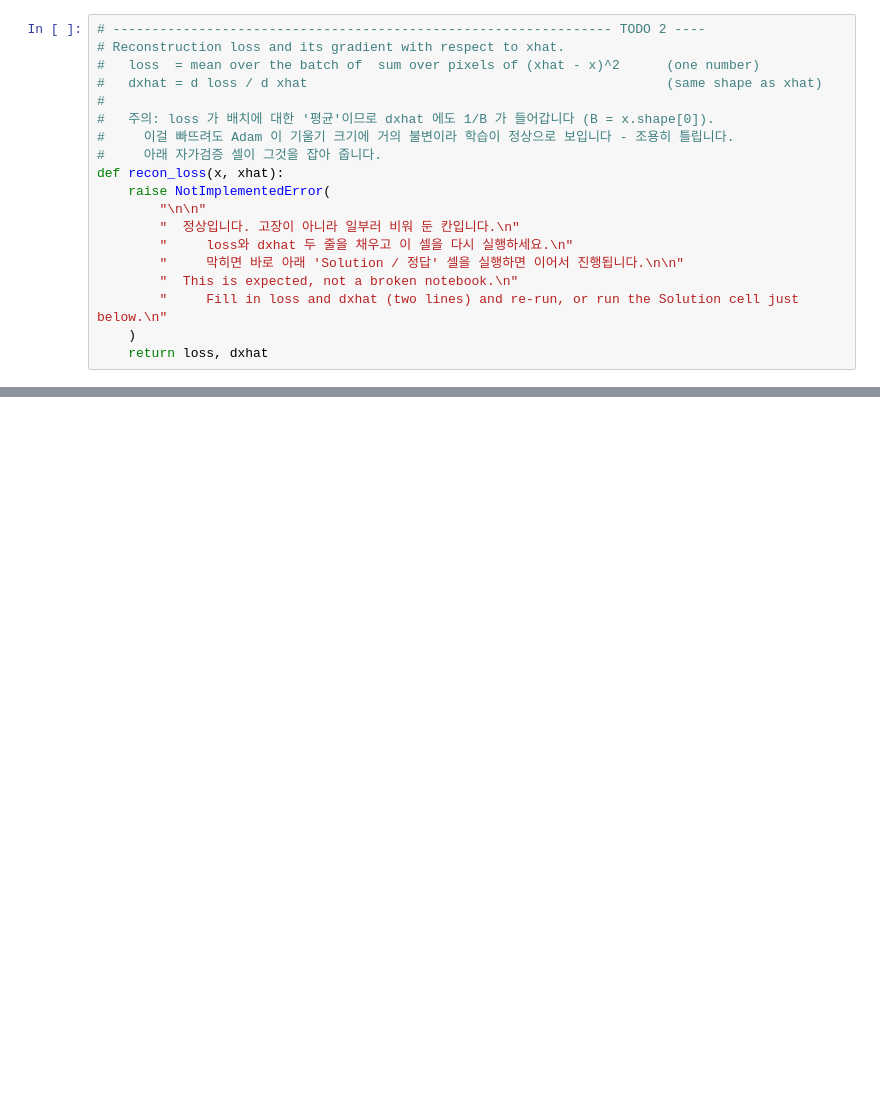
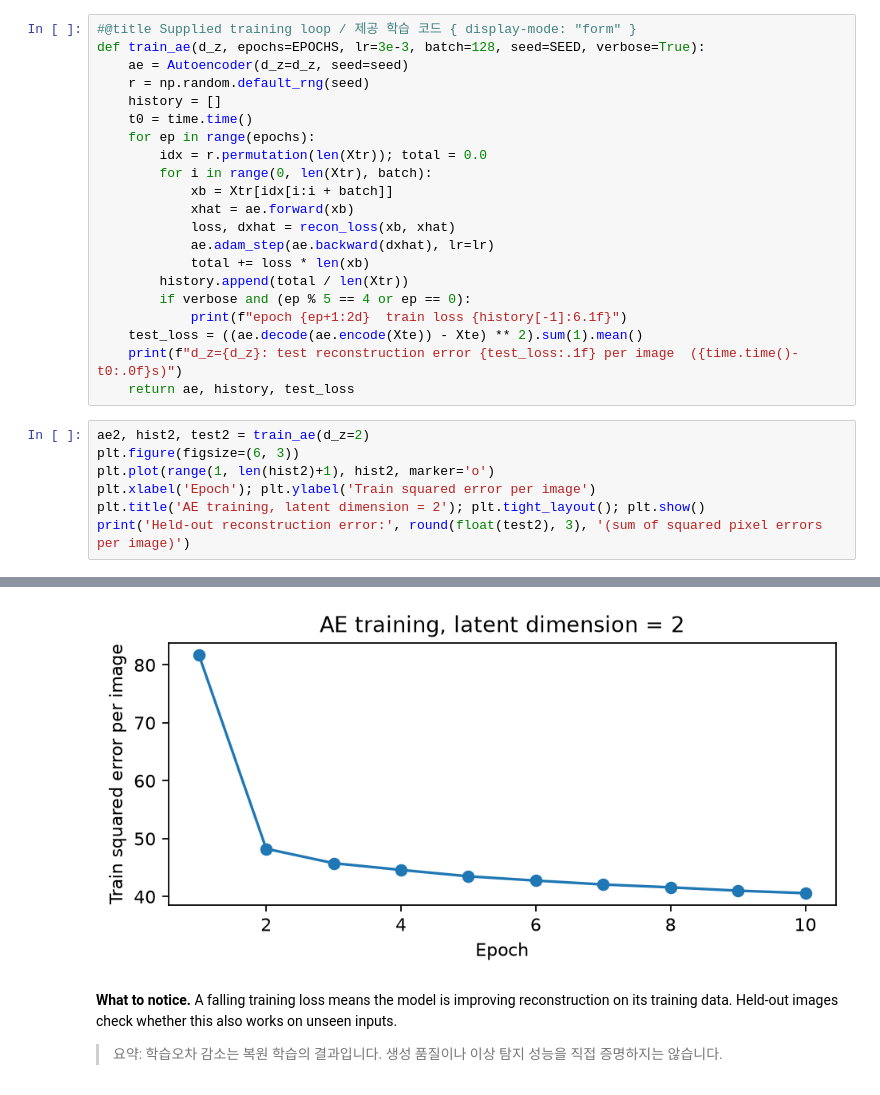
Before and after one commit to jsang-k/jnu-dgm-2026-2, a Jupyter notebook: W02_kl_and_autoencoder.ipynb, the cells around one changed output, grey strips where cells are left out. Cells and saved outputs as stored; diff of their text form; blank space fills up the shorter version.

```diff
--- a/W02_kl_and_autoencoder.ipynb
+++ b/W02_kl_and_autoencoder.ipynb
@@ -199,19 +113,29 @@ class Autoencoder:
-# %%
-# ---------------------------------------------------------------- TODO 2 ----
-# Reconstruction loss and its gradient with respect to xhat.
-#   loss  = mean over the batch of  sum over pixels of (xhat - x)^2      (one number)
-#   dxhat = d loss / d xhat                                              (same shape as xhat)
-#
-#   주의: loss 가 배치에 대한 '평균'이므로 dxhat 에도 1/B 가 들어갑니다 (B = x.shape[0]).
-#     이걸 빠뜨려도 Adam 이 기울기 크기에 거의 불변이라 학습이 정상으로 보입니다 - 조용히 틀립니다.
-#     아래 자가검증 셀이 그것을 잡아 줍니다.
-def recon_loss(x, xhat):
-    raise NotImplementedError(
-        "\n\n"
-        "  정상입니다. 고장이 아니라 일부러 비워 둔 칸입니다.\n"
-        "     loss와 dxhat 두 줄을 채우고 이 셀을 다시 실행하세요.\n"
-        "     막히면 바로 아래 'Solution / 정답' 셀을 실행하면 이어서 진행됩니다.\n\n"
-        "  This is expected, not a broken notebook.\n"
-        "     Fill in loss and dxhat (two lines) and re-run, or run the Solution cell just below.\n"
-    )
-    return loss, dxhat
+# %%
+#@title Supplied training loop / 제공 학습 코드 { display-mode: "form" }
+def train_ae(d_z, epochs=EPOCHS, lr=3e-3, batch=128, seed=SEED, verbose=True):
+    ae = Autoencoder(d_z=d_z, seed=seed)
+    r = np.random.default_rng(seed)
+    history = []
+    t0 = time.time()
+    for ep in range(epochs):
+        idx = r.permutation(len(Xtr)); total = 0.0
+        for i in range(0, len(Xtr), batch):
+            xb = Xtr[idx[i:i + batch]]
+            xhat = ae.forward(xb)
+            loss, dxhat = recon_loss(xb, xhat)
+            ae.adam_step(ae.backward(dxhat), lr=lr)
+            total += loss * len(xb)
+        history.append(total / len(Xtr))
+        if verbose and (ep % 5 == 4 or ep == 0):
+            print(f"epoch {ep+1:2d}  train loss {history[-1]:6.1f}")
+    test_loss = ((ae.decode(ae.encode(Xte)) - Xte) ** 2).sum(1).mean()
+    print(f"d_z={d_z}: test reconstruction error {test_loss:.1f} per image  ({time.time()-t0:.0f}s)")
+    return ae, history, test_loss
+# %%
+ae2, hist2, test2 = train_ae(d_z=2)
+plt.figure(figsize=(6, 3))
+plt.plot(range(1, len(hist2)+1), hist2, marker='o')
+plt.xlabel('Epoch'); plt.ylabel('Train squared error per image')
+plt.title('AE training, latent dimension = 2'); plt.tight_layout(); plt.show()
+print('Held-out reconstruction error:', round(float(test2), 3), '(sum of squared pixel errors per image)')
+# %% [output]
@@ -217,0 +147,4 @@ def recon_loss(x, xhat):
+[figure, added]
+# %% [markdown]
+**What to notice.** A falling training loss means the model is improving reconstruction on its training data. Held-out images check whether this also works on unseen inputs.
+> 요약: 학습오차 감소는 복원 학습의 결과입니다. 생성 품질이나 이상 탐지 성능을 직접 증명하지는 않습니다.
```
Also changed, not shown: parts of 55 cells of this notebook.
